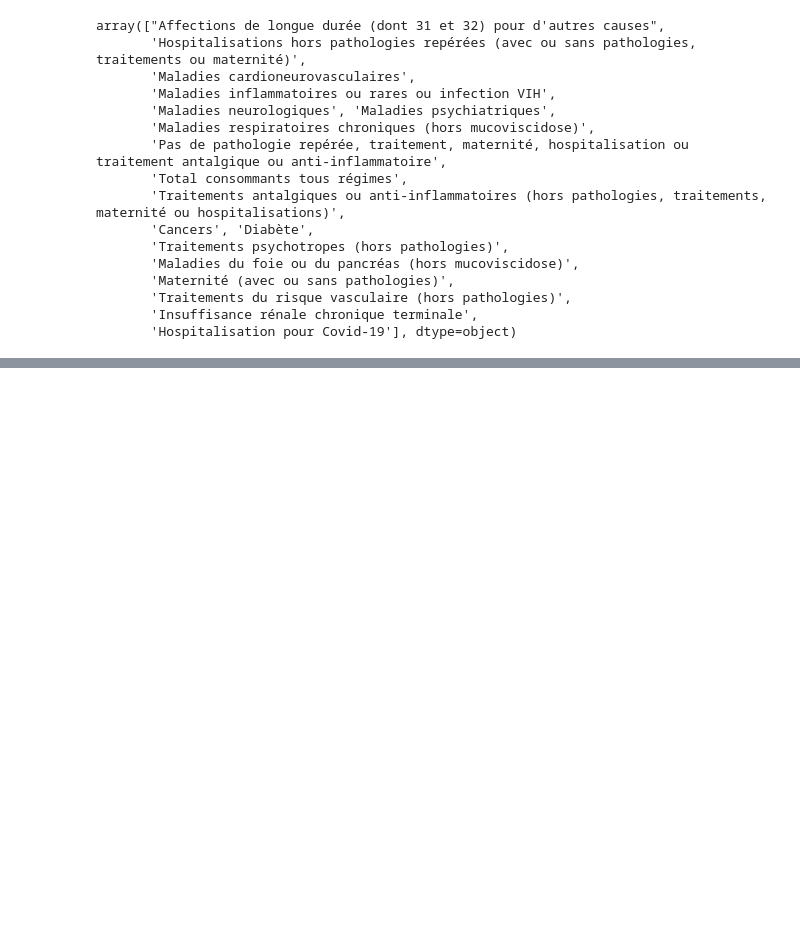
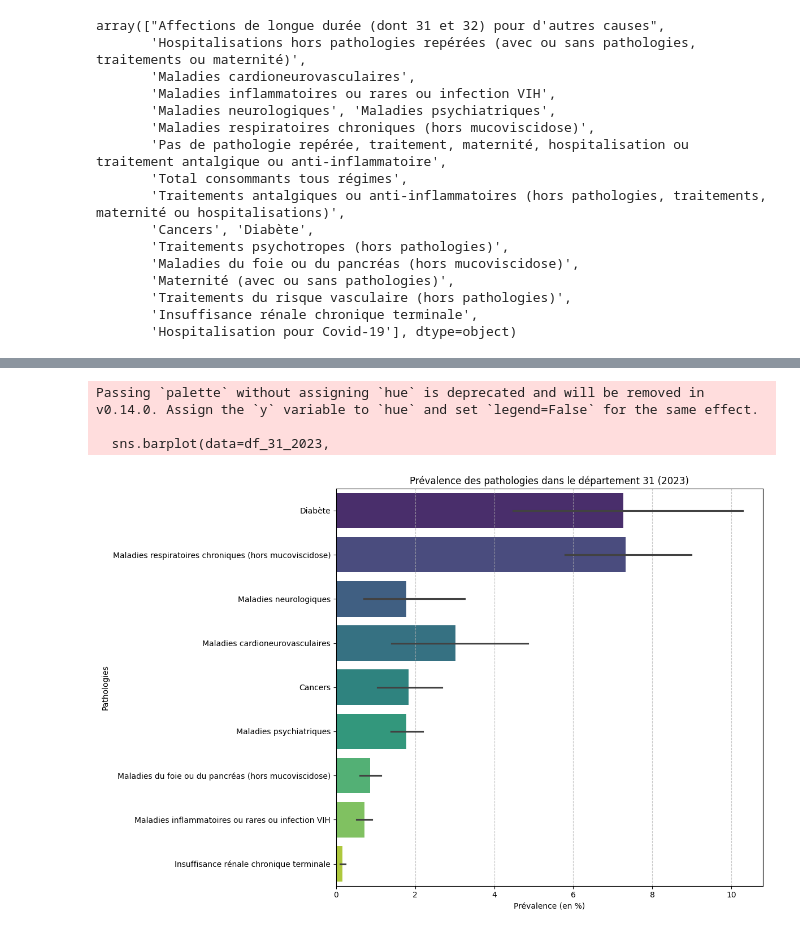
Before and after one commit to ouardianemmar-eng/Application-sante-, a Jupyter notebook: processing/projet_sante.ipynb, the cells around one changed output, grey strips where cells are left out. Saved outputs shown, nothing was run; the diff lists cells and outputs as text; code cells hidden in the pictures; blank space fills up the shorter version.

```diff
--- a/processing/projet_sante.ipynb
+++ b/processing/projet_sante.ipynb
@@ -221,0 +229,14 @@ data_clean.to_csv("../data/processed/fichier_final.csv", index=False)
+# %%
+# 1. Liste des libellés pathologiques à garder
+liste_inclusion=[
+'Maladies neurologiques', 'Maladies psychiatriques',
+'Maladies respiratoires chroniques (hors mucoviscidose)',
+'Maladies inflammatoires ou rares ou infection VIH',
+'Cancers', 'Maladies du foie ou du pancréas (hors mucoviscidose)',
+'Diabète', 'Maladies cardioneurovasculaires',
+'Insuffisance rénale chronique terminale']
+
+data[data['patho_niv1'].isin(liste_inclusion)]
+
+data_cleaned=data[data['patho_niv1'].isin(liste_inclusion)]
+data_cleaned.info()
@@ -221,0 +272,30 @@ data_clean.to_csv("../data/processed/fichier_final.csv", index=False)
+# %%
+import matplotlib.pyplot as plt
+import seaborn as sns
+
+# Filtrer pour le département 31, l'année 2023 et la population globale
+df_31_2023 = data_cleaned[(data_cleaned['dept'] == 31) &
+                (data_cleaned['annee'] == 2023)]
+# Trier par prévalence pour un meilleur rendu visuel
+df_31_2023 = df_31_2023.sort_values(by='prev_calculee', ascending=False)
+# %%
+
+plt.figure(figsize=(12, 8))
+sns.barplot(data=df_31_2023,
+            x='prev_calculee',
+            y='patho_niv1',
+           palette='viridis')
+errorbar=None
+
+plt.title('Prévalence des pathologies dans le département 31 (2023)')
+plt.xlabel('Prévalence (en %)')
+plt.ylabel('Pathologies')
+plt.grid(axis='x', linestyle='--', alpha=0.7)
+
+plt.tight_layout()
+plt.show()
+# %% [output]
+Passing `palette` without assigning `hue` is deprecated and will be removed in v0.14.0. Assign the `y` variable to `hue` and set `legend=False` for the same effect.
+
+  sns.barplot(data=df_31_2023,
+[figure, added]
```
Also changed, not shown: parts of 23 cells of this notebook.
